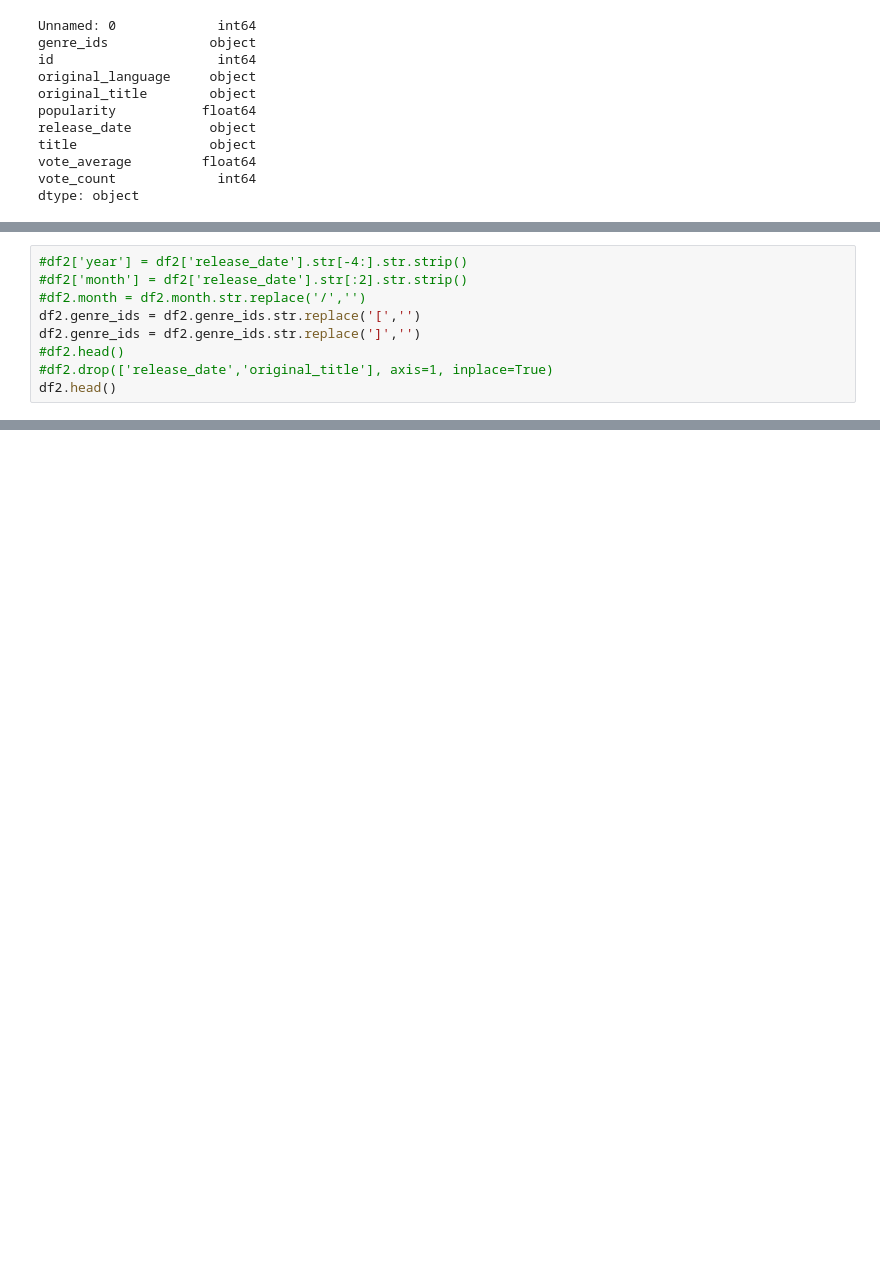
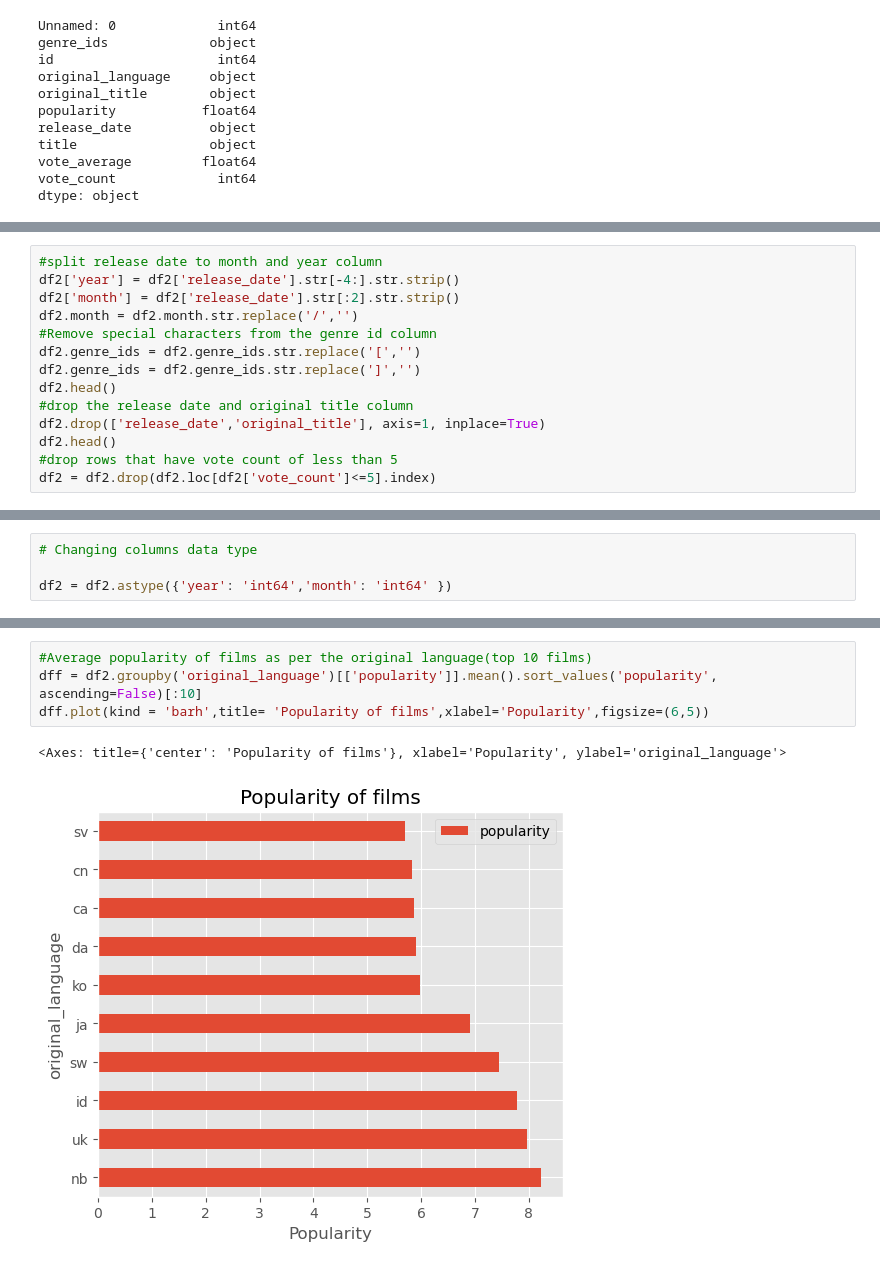
Before and after one commit to sammaash/dsc-phase-1-project, a Jupyter notebook: student.ipynb, the cells around one changed output, grey strips where cells are left out. Saved outputs shown, nothing was run; the diff lists cells and outputs as text; blank space fills up the shorter version.

```diff
--- a/student.ipynb
+++ b/student.ipynb
@@ -399,9 +403,14 @@ dfd.head()
 # %%
-#df2['year'] = df2['release_date'].str[-4:].str.strip()
-#df2['month'] = df2['release_date'].str[:2].str.strip()
-#df2.month = df2.month.str.replace('/','')
+#split release date to month and year column
+df2['year'] = df2['release_date'].str[-4:].str.strip()
+df2['month'] = df2['release_date'].str[:2].str.strip()
+df2.month = df2.month.str.replace('/','')
+#Remove special characters from the genre id column
 df2.genre_ids = df2.genre_ids.str.replace('[','')
 df2.genre_ids = df2.genre_ids.str.replace(']','')
-#df2.head()
-#df2.drop(['release_date','original_title'], axis=1, inplace=True)
 df2.head()
+#drop the release date and original title column
+df2.drop(['release_date','original_title'], axis=1, inplace=True)
+df2.head()
+#drop rows that have vote count of less than 5
+df2 = df2.drop(df2.loc[df2['vote_count']<=5].index)
@@ -414,0 +431,4 @@ df2.head()
+# %%
+# Changing columns data type
+
+df2 = df2.astype({'year': 'int64','month': 'int64' })
@@ -414,0 +461,7 @@ df2.head()
+# %%
+#Average popularity of films as per the original language(top 10 films)
+dff = df2.groupby('original_language')[['popularity']].mean().sort_values('popularity', ascending=False)[:10]
+dff.plot(kind = 'barh',title= 'Popularity of films',xlabel='Popularity',figsize=(6,5))
+# %% [output]
+<Axes: title={'center': 'Popularity of films'}, xlabel='Popularity', ylabel='original_language'>
+[figure, added]
```
Also changed, not shown: parts of 16 cells of this notebook.
